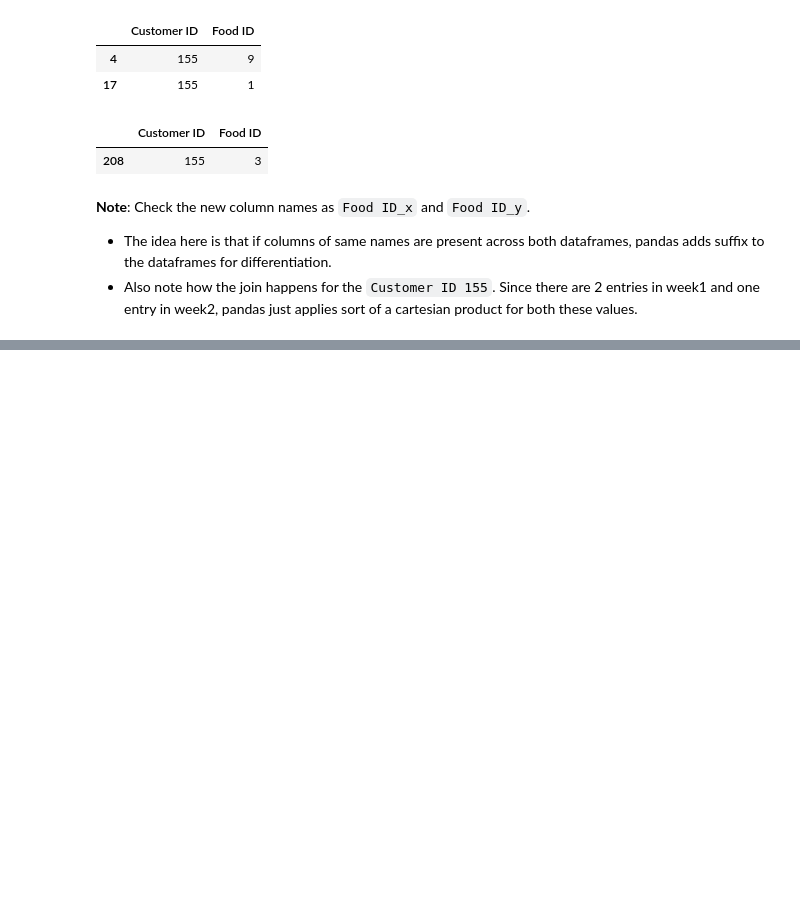
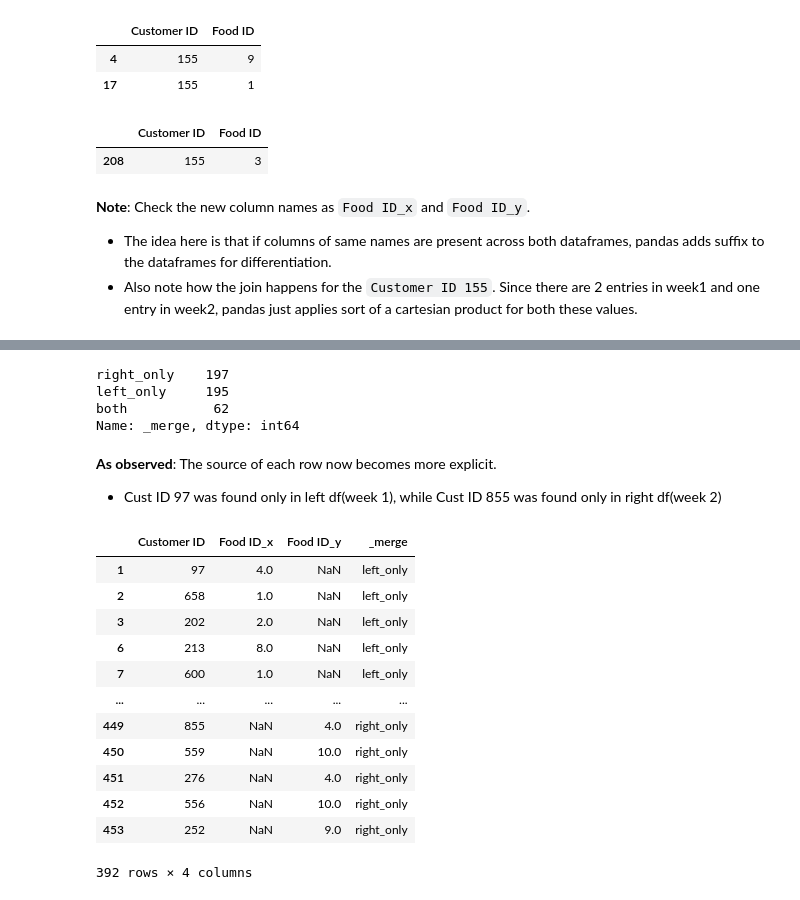
Before and after one commit to selfstarter39/ml_ds, a Jupyter notebook: data_wrangling/merge-pandas.ipynb, the cells around one changed output, grey strips where cells are left out. Drawn from its saved outputs; the diff is of its cells as text; code cells hidden in the pictures; blank space fills up the shorter version.

```diff
--- a/data_wrangling/merge-pandas.ipynb
+++ b/data_wrangling/merge-pandas.ipynb
@@ -256,0 +338,28 @@ week2[week2["Customer ID"]== 155]
+# %%
+outer_explicitdf["_merge"].value_counts()
+# %% [output]
+right_only    197
+left_only     195
+both           62
+Name: _merge, dtype: int64
+# %% [markdown]
+**As observed**:
+The source of each row now becomes more explicit.
+- Cust ID 97 was found only in left df(week 1), while Cust ID 855 was found only in right df(week 2)
+# %%
+# Full outer join excluding common rows (only present in either dataframe)
+outer_explicitdf[outer_explicitdf["_merge"] != "both"]
+# %% [output]
+|  | Customer ID | Food ID_x | Food ID_y | _merge |
+| 1 | 97 | 4.0 | NaN | left_only |
+| 2 | 658 | 1.0 | NaN | left_only |
+| 3 | 202 | 2.0 | NaN | left_only |
+| 6 | 213 | 8.0 | NaN | left_only |
+| 7 | 600 | 1.0 | NaN | left_only |
+| ... | ... | ... | ... | ... |
+| 449 | 855 | NaN | 4.0 | right_only |
+| 450 | 559 | NaN | 10.0 | right_only |
+| 451 | 276 | NaN | 4.0 | right_only |
+| 452 | 556 | NaN | 10.0 | right_only |
+| 453 | 252 | NaN | 9.0 | right_only |
+392 rows × 4 columns
```
Also changed, not shown: parts of 9 cells of this notebook.
